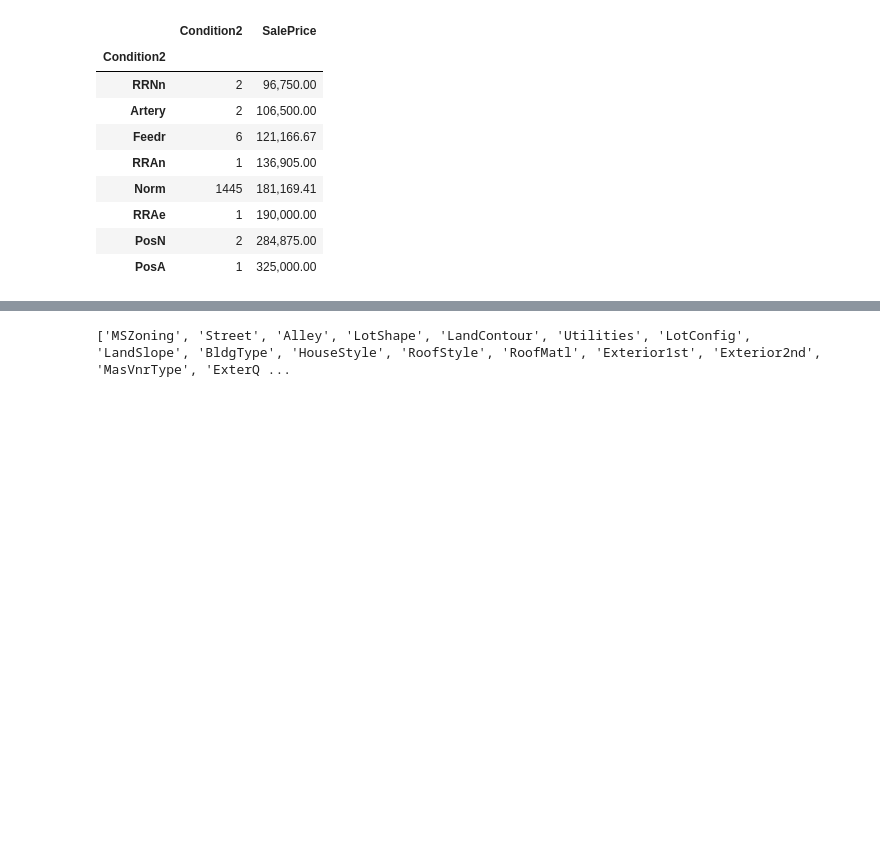
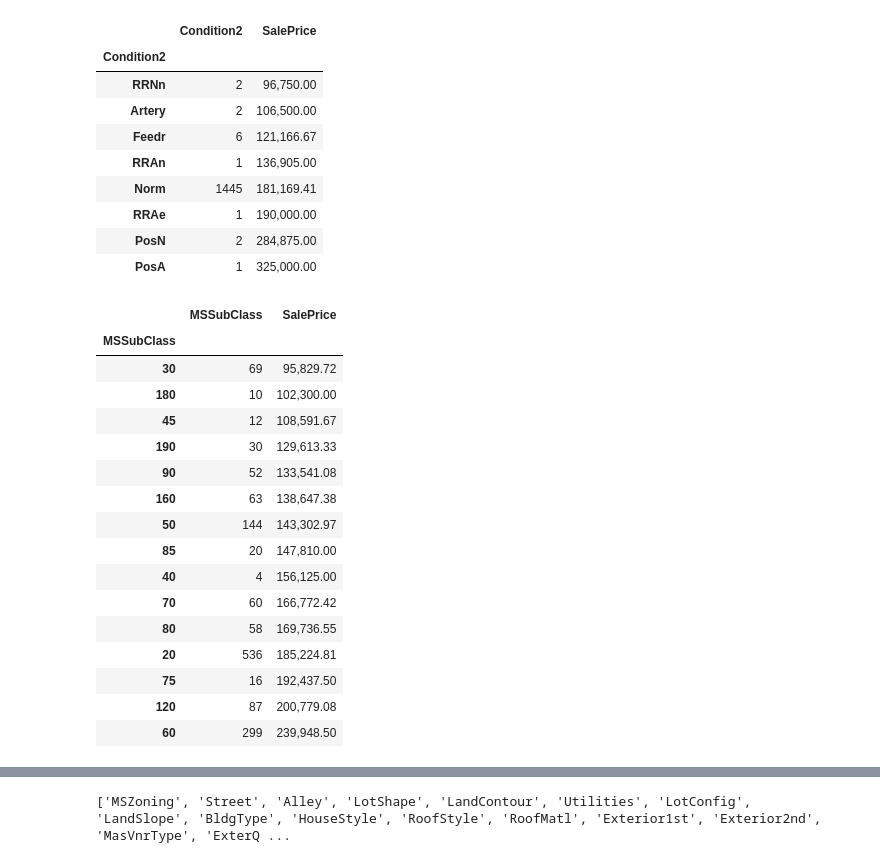
Before and after one commit to karvendhanm/kaggle, a Jupyter notebook: house_prices_prediction/ensemble_with_catboost.ipynb, the cells around one changed output, grey strips where cells are left out. Drawn from its saved outputs; the diff is of its cells as text; code cells hidden in the pictures; blank space fills up the shorter version.

```diff
--- a/house_prices_prediction/ensemble_with_catboost.ipynb
+++ b/house_prices_prediction/ensemble_with_catboost.ipynb
@@ -177,3 +206,24 @@ __condition2.sort_values('SalePrice')
 | RRAe | 1 | 190,000.00 |
 | PosN | 2 | 284,875.00 |
 | PosA | 1 | 325,000.00 |
+# %%
+__mssubclass = df.groupby('MSSubClass').agg({'MSSubClass':'size', 'SalePrice':'mean'})
+__mssubclass.sort_values('SalePrice')
+# %% [output]
+|  | MSSubClass | SalePrice |
+| MSSubClass |  |  |
+| 30 | 69 | 95,829.72 |
+| 180 | 10 | 102,300.00 |
+| 45 | 12 | 108,591.67 |
+| 190 | 30 | 129,613.33 |
+| 90 | 52 | 133,541.08 |
+| 160 | 63 | 138,647.38 |
+| 50 | 144 | 143,302.97 |
+| 85 | 20 | 147,810.00 |
+| 40 | 4 | 156,125.00 |
+| 70 | 60 | 166,772.42 |
+| 80 | 58 | 169,736.55 |
+| 20 | 536 | 185,224.81 |
+| 75 | 16 | 192,437.50 |
+| 120 | 87 | 200,779.08 |
+| 60 | 299 | 239,948.50 |
```
Also changed, not shown: parts of 24 cells of this notebook.
